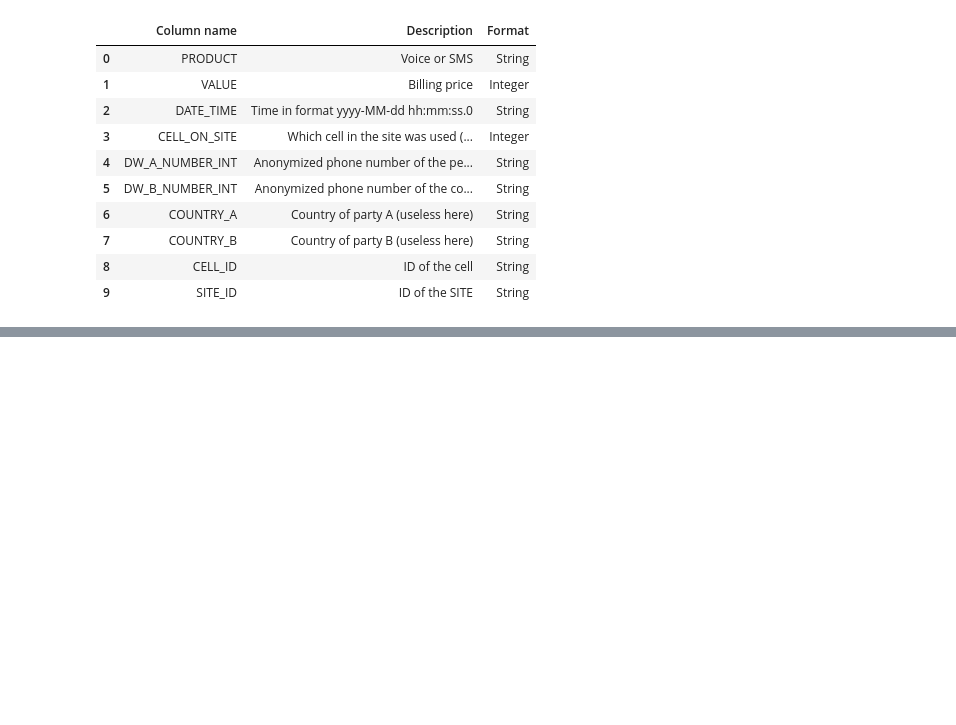
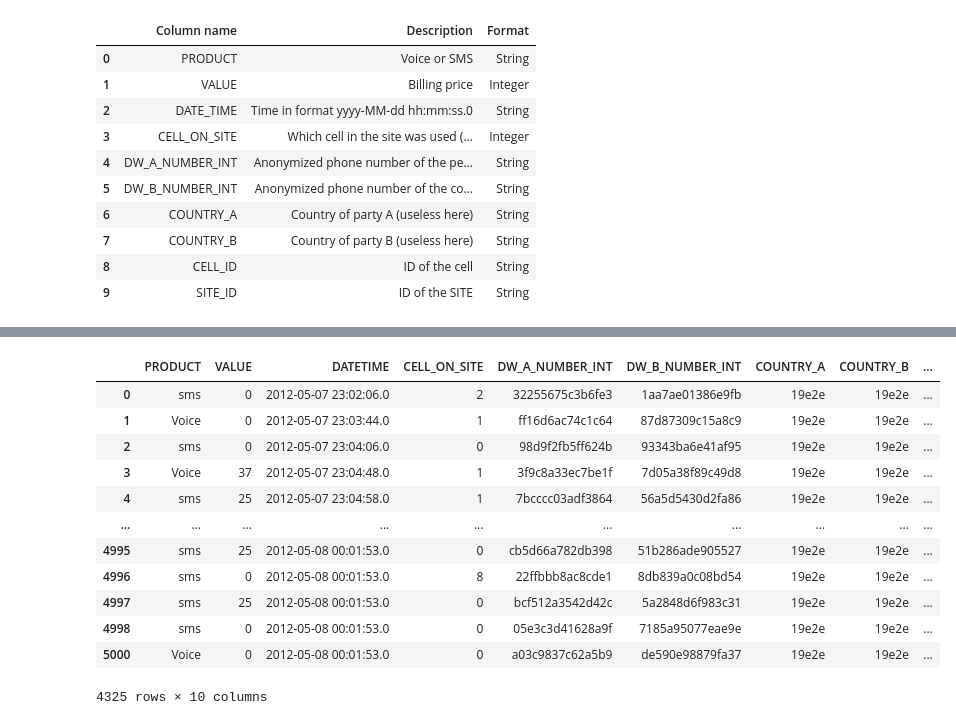
Before and after one commit to Molly-Abisage/telecom_report, a Jupyter notebook: Moringa_Data_Science_Prep_W3_Independent_Project_2020_07_Molly_Abisage_DataReport_.ipynb, the cells around one changed output, grey strips where cells are left out. Cells and saved outputs as stored; diff of their text form; code cells hidden in the pictures; blank space fills up the shorter version.

```diff
--- a/Moringa_Data_Science_Prep_W3_Independent_Project_2020_07_Molly_Abisage_DataReport_.ipynb
+++ b/Moringa_Data_Science_Prep_W3_Independent_Project_2020_07_Molly_Abisage_DataReport_.ipynb
@@ -121,0 +163,33 @@ isnull()
+# %%
+#Telcom_Dataset2
+
+csv2="/content/Telcom_dataset2.csv"
+
+df2 = pd.read_csv(csv2, )
+df2.head()
+
+#rename PRODUTC TO PRODUCT
+df2.columns=['PRODUCT', 'VALUE', 'DATETIME',	'CELL_ON_SITE',	'DW_A_NUMBER_INT',	'DW_B_NUMBER_INT',	'COUNTRY_A',	'COUNTRY_B',	'CELL_ID',	'SITE_ID' ]
+df2
+
+#Look for duplicates and delete them
+df2.duplicated()
+df.drop_duplicates()
+
+#Delete mising values
+df2.isnull()
+df2.dropna()
+# %% [output]
+|  | PRODUCT | VALUE | DATETIME | CELL_ON_SITE | DW_A_NUMBER_INT | DW_B_NUMBER_INT | COUNTRY_A | COUNTRY_B | ... |
+| 0 | sms | 0 | 2012-05-07 23:02:06.0 | 2 | 32255675c3b6fe3 | 1aa7ae01386e9fb | 19e2e | 19e2e | ... |
+| 1 | Voice | 0 | 2012-05-07 23:03:44.0 | 1 | ff16d6ac74c1c64 | 87d87309c15a8c9 | 19e2e | 19e2e | ... |
+| 2 | sms | 0 | 2012-05-07 23:04:06.0 | 0 | 98d9f2fb5ff624b | 93343ba6e41af95 | 19e2e | 19e2e | ... |
+| 3 | Voice | 37 | 2012-05-07 23:04:48.0 | 1 | 3f9c8a33ec7be1f | 7d05a38f89c49d8 | 19e2e | 19e2e | ... |
+| 4 | sms | 25 | 2012-05-07 23:04:58.0 | 1 | 7bcccc03adf3864 | 56a5d5430d2fa86 | 19e2e | 19e2e | ... |
+| ... | ... | ... | ... | ... | ... | ... | ... | ... | ... |
+| 4995 | sms | 25 | 2012-05-08 00:01:53.0 | 0 | cb5d66a782db398 | 51b286ade905527 | 19e2e | 19e2e | ... |
+| 4996 | sms | 0 | 2012-05-08 00:01:53.0 | 8 | 22ffbbb8ac8cde1 | 8db839a0c08bd54 | 19e2e | 19e2e | ... |
+| 4997 | sms | 25 | 2012-05-08 00:01:53.0 | 0 | bcf512a3542d42c | 5a2848d6f983c31 | 19e2e | 19e2e | ... |
+| 4998 | sms | 0 | 2012-05-08 00:01:53.0 | 0 | 05e3c3d41628a9f | 7185a95077eae9e | 19e2e | 19e2e | ... |
+| 5000 | Voice | 0 | 2012-05-08 00:01:53.0 | 0 | a03c9837c62a5b9 | de590e98879fa37 | 19e2e | 19e2e | ... |
+4325 rows × 10 columns
```
Also changed, not shown: parts of 7 cells of this notebook.
